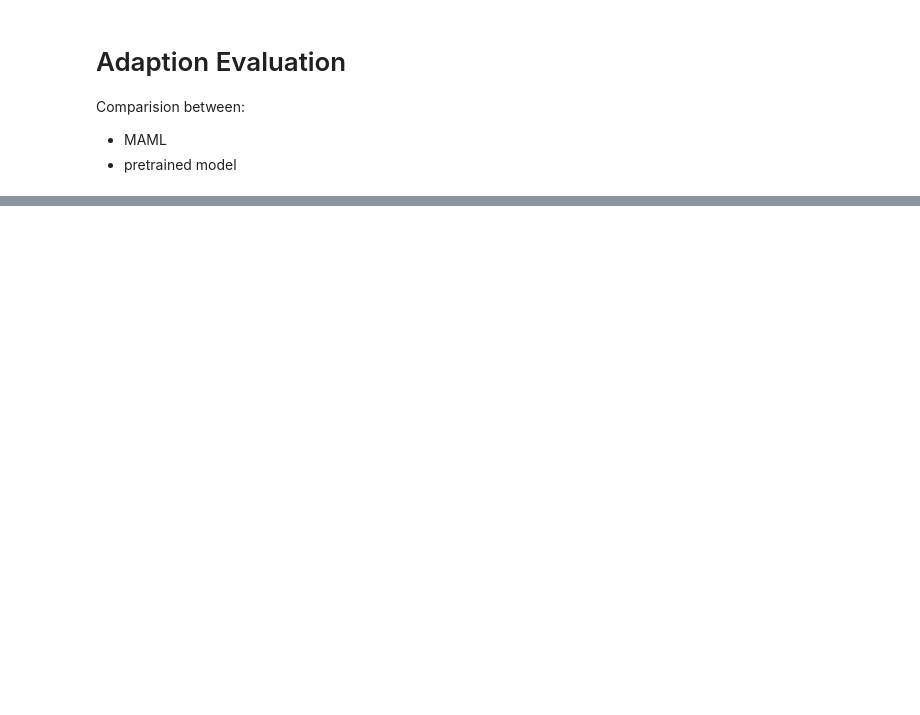
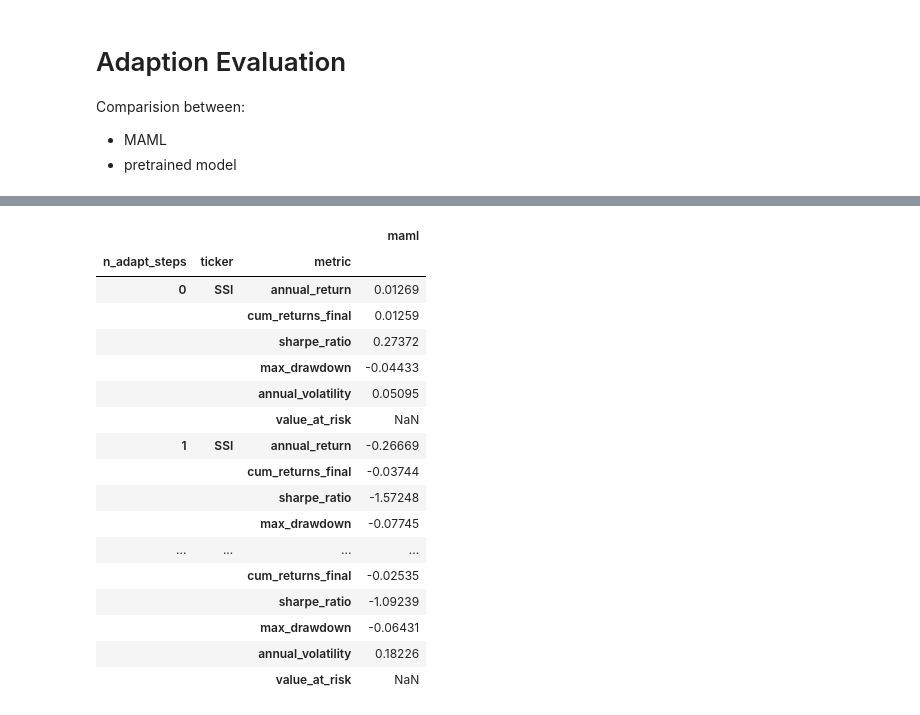
Before and after one commit to minhmanminhman/stock-env, a Jupyter notebook: notebooks/evaluate_adaption.ipynb, the cells around one changed output, grey strips where cells are left out. Saved outputs shown, nothing was run; the diff lists cells and outputs as text; code cells hidden in the pictures; blank space fills up the shorter version.

```diff
--- a/notebooks/evaluate_adaption.ipynb
+++ b/notebooks/evaluate_adaption.ipynb
@@ -127,0 +122,8 @@ random_df = df_result[df_result.model_type == 'random']
+# %%
+trading_performance, params = exp.mass_trading_performance(
+    methods=["maml"],
+    maybe_num_tasks=["SSI"],
+    total_adapt_steps=5,
+)
+trading_performance
+# %% [output]
@@ -127,0 +142,18 @@ random_df = df_result[df_result.model_type == 'random']
+|  |  |  | maml |
+| n_adapt_steps | ticker | metric |  |
+| 0 | SSI | annual_return | 0.01269 |
+|  |  | cum_returns_final | 0.01259 |
+|  |  | sharpe_ratio | 0.27372 |
+|  |  | max_drawdown | -0.04433 |
+|  |  | annual_volatility | 0.05095 |
+|  |  | value_at_risk | NaN |
+| 1 | SSI | annual_return | -0.26669 |
+|  |  | cum_returns_final | -0.03744 |
+|  |  | sharpe_ratio | -1.57248 |
+|  |  | max_drawdown | -0.07745 |
+| ... | ... | ... | ... |
+|  |  | cum_returns_final | -0.02535 |
+|  |  | sharpe_ratio | -1.09239 |
+|  |  | max_drawdown | -0.06431 |
+|  |  | annual_volatility | 0.18226 |
+|  |  | value_at_risk | NaN |
```
Also changed, not shown: parts of 12 cells of this notebook, 1 other file.
